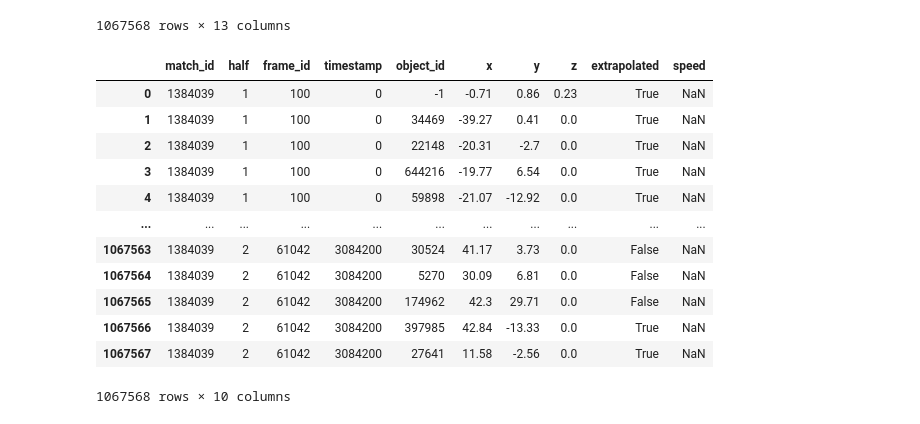
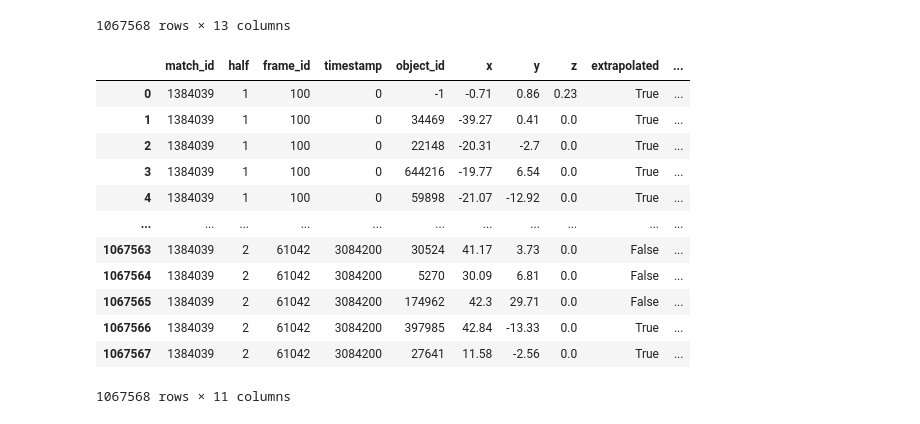
Before and after one commit to AdamSuma/TrackingDataSmoothing, a Jupyter notebook: src/skillcornerSmooth.ipynb, the cells around one changed output. Saved outputs shown, nothing was run; the diff lists cells and outputs as text; code cells hidden in the pictures.

```diff
--- a/src/skillcornerSmooth.ipynb
+++ b/src/skillcornerSmooth.ipynb
@@ -131,7 +130,7 @@ for player, trajs in targetTrajs.items():
         if(len(traj) < 2):
             continue
 
-        new_traj = performSmoothing(datapoints=traj, iterations=50)
+        new_traj = performSmoothing(datapoints=traj, iterations=2)
         new_traj = pd.DataFrame(new_traj)
         new_traj[5] = player
         traj = pd.DataFrame(traj)
@@ -147,7 +146,7 @@ originalDF = pd.DataFrame(partialframes[1:])
 
 playerSmoothDataFrames[4] = playerSmoothDataFrames[4].astype(int)
 
-playerSmoothDataFrames.columns = ['x', 'y', 'speed', 'time', 'frame_id', 'object_id']
+playerSmoothDataFrames.columns = ['x', 'y', 'arc_length', 'time', 'frame_id', 'object_id']
 originalDF.columns = ['match_id', 'half', 'frame_id', 'timestamp', 'object_id', 'x', 'y', 'z', 'extrapolated']
 
 originalDF['frame_id'] = originalDF['frame_id'].astype(int)
@@ -171,22 +170,26 @@ newDF
 # %%
 newDF['x_x'] = newDF['x_y'].fillna(newDF['x_x'])
 newDF['y_x'] = newDF['y_y'].fillna(newDF['y_x'])
 
 newDF.drop(columns=['x_y', 'y_y', 'time'], inplace=True)
-newDF.columns = ['match_id', 'half', 'frame_id', 'timestamp', 'object_id', 'x', 'y', 'z', 'extrapolated', 'speed']
+newDF.columns = ['match_id', 'half', 'frame_id', 'timestamp', 'object_id', 'x', 'y', 'z', 'extrapolated', 'arc_length']
+
+# newDF['speed'] = newDF.groupby('object_id')['arc_length'].rolling(2).mean().reset_index(level=0, drop=True)*10
+newDF['speed'] = newDF['arc_length']*10
+
 
 newDF
 # %% [output]
-|  | match_id | half | frame_id | timestamp | object_id | x | y | z | extrapolated | speed |
-| 0 | 1384039 | 1 | 100 | 0 | -1 | -0.71 | 0.86 | 0.23 | True | NaN |
-| 1 | 1384039 | 1 | 100 | 0 | 34469 | -39.27 | 0.41 | 0.0 | True | NaN |
-| 2 | 1384039 | 1 | 100 | 0 | 22148 | -20.31 | -2.7 | 0.0 | True | NaN |
-| 3 | 1384039 | 1 | 100 | 0 | 644216 | -19.77 | 6.54 | 0.0 | True | NaN |
-| 4 | 1384039 | 1 | 100 | 0 | 59898 | -21.07 | -12.92 | 0.0 | True | NaN |
+|  | match_id | half | frame_id | timestamp | object_id | x | y | z | extrapolated | ... |
+| 0 | 1384039 | 1 | 100 | 0 | -1 | -0.71 | 0.86 | 0.23 | True | ... |
+| 1 | 1384039 | 1 | 100 | 0 | 34469 | -39.27 | 0.41 | 0.0 | True | ... |
+| 2 | 1384039 | 1 | 100 | 0 | 22148 | -20.31 | -2.7 | 0.0 | True | ... |
+| 3 | 1384039 | 1 | 100 | 0 | 644216 | -19.77 | 6.54 | 0.0 | True | ... |
+| 4 | 1384039 | 1 | 100 | 0 | 59898 | -21.07 | -12.92 | 0.0 | True | ... |
 | ... | ... | ... | ... | ... | ... | ... | ... | ... | ... | ... |
-| 1067563 | 1384039 | 2 | 61042 | 3084200 | 30524 | 41.17 | 3.73 | 0.0 | False | NaN |
-| 1067564 | 1384039 | 2 | 61042 | 3084200 | 5270 | 30.09 | 6.81 | 0.0 | False | NaN |
-| 1067565 | 1384039 | 2 | 61042 | 3084200 | 174962 | 42.3 | 29.71 | 0.0 | False | NaN |
-| 1067566 | 1384039 | 2 | 61042 | 3084200 | 397985 | 42.84 | -13.33 | 0.0 | True | NaN |
-| 1067567 | 1384039 | 2 | 61042 | 3084200 | 27641 | 11.58 | -2.56 | 0.0 | True | NaN |
+| 1067563 | 1384039 | 2 | 61042 | 3084200 | 30524 | 41.17 | 3.73 | 0.0 | False | ... |
+| 1067564 | 1384039 | 2 | 61042 | 3084200 | 5270 | 30.09 | 6.81 | 0.0 | False | ... |
+| 1067565 | 1384039 | 2 | 61042 | 3084200 | 174962 | 42.3 | 29.71 | 0.0 | False | ... |
+| 1067566 | 1384039 | 2 | 61042 | 3084200 | 397985 | 42.84 | -13.33 | 0.0 | True | ... |
+| 1067567 | 1384039 | 2 | 61042 | 3084200 | 27641 | 11.58 | -2.56 | 0.0 | True | ... |
-1067568 rows × 10 columns
+1067568 rows × 11 columns
```
Also changed, not shown: parts of 19 cells of this notebook, 5 other files.
